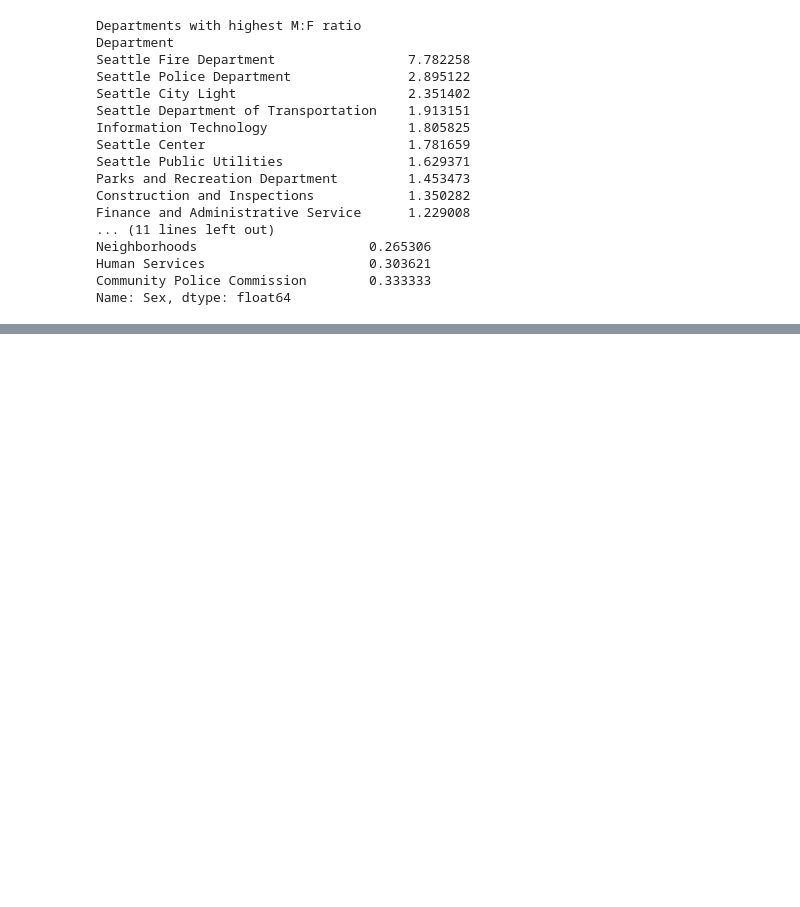
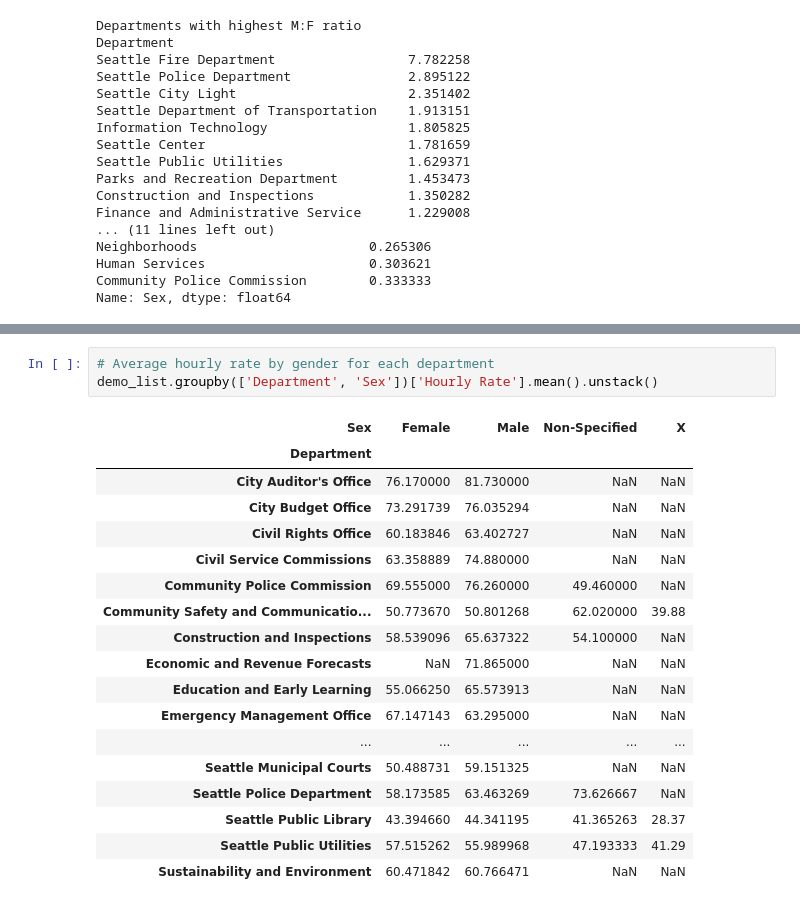
Before and after one commit to xynree/seattle-demo-viz, a Jupyter notebook: _notebooks/starter.ipynb, the cells around one changed output, grey strips where cells are left out. Drawn from its saved outputs; the diff is of its cells as text; blank space fills up the shorter version.

```diff
--- a/_notebooks/starter.ipynb
+++ b/_notebooks/starter.ipynb
@@ -83,0 +165,22 @@ Name: Sex, dtype: float64
+# %%
+# Average hourly rate by gender for each department
+demo_list.groupby(['Department', 'Sex'])['Hourly Rate'].mean().unstack()
+# %% [output]
+| Sex | Female | Male | Non-Specified | X |
+| Department |  |  |  |  |
+| City Auditor's Office | 76.170000 | 81.730000 | NaN | NaN |
+| City Budget Office | 73.291739 | 76.035294 | NaN | NaN |
+| Civil Rights Office | 60.183846 | 63.402727 | NaN | NaN |
+| Civil Service Commissions | 63.358889 | 74.880000 | NaN | NaN |
+| Community Police Commission | 69.555000 | 76.260000 | 49.460000 | NaN |
+| Community Safety and Communicatio... | 50.773670 | 50.801268 | 62.020000 | 39.88 |
+| Construction and Inspections | 58.539096 | 65.637322 | 54.100000 | NaN |
+| Economic and Revenue Forecasts | NaN | 71.865000 | NaN | NaN |
+| Education and Early Learning | 55.066250 | 65.573913 | NaN | NaN |
+| Emergency Management Office | 67.147143 | 63.295000 | NaN | NaN |
+| ... | ... | ... | ... | ... |
+| Seattle Municipal Courts | 50.488731 | 59.151325 | NaN | NaN |
+| Seattle Police Department | 58.173585 | 63.463269 | 73.626667 | NaN |
+| Seattle Public Library | 43.394660 | 44.341195 | 41.365263 | 28.37 |
+| Seattle Public Utilities | 57.515262 | 55.989968 | 47.193333 | 41.29 |
+| Sustainability and Environment | 60.471842 | 60.766471 | NaN | NaN |
```
Also changed, not shown: parts of 8 cells of this notebook, 3 other files.
